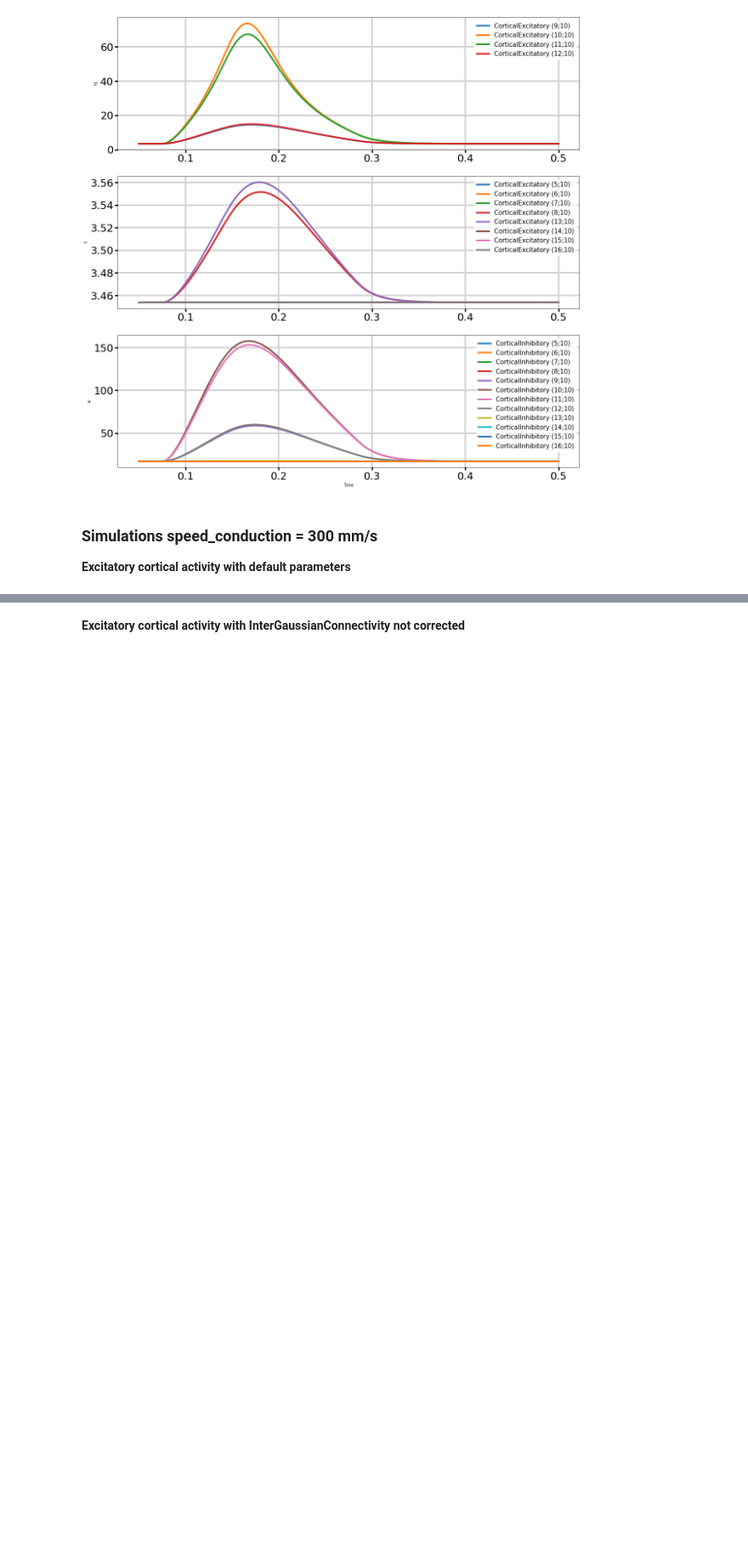
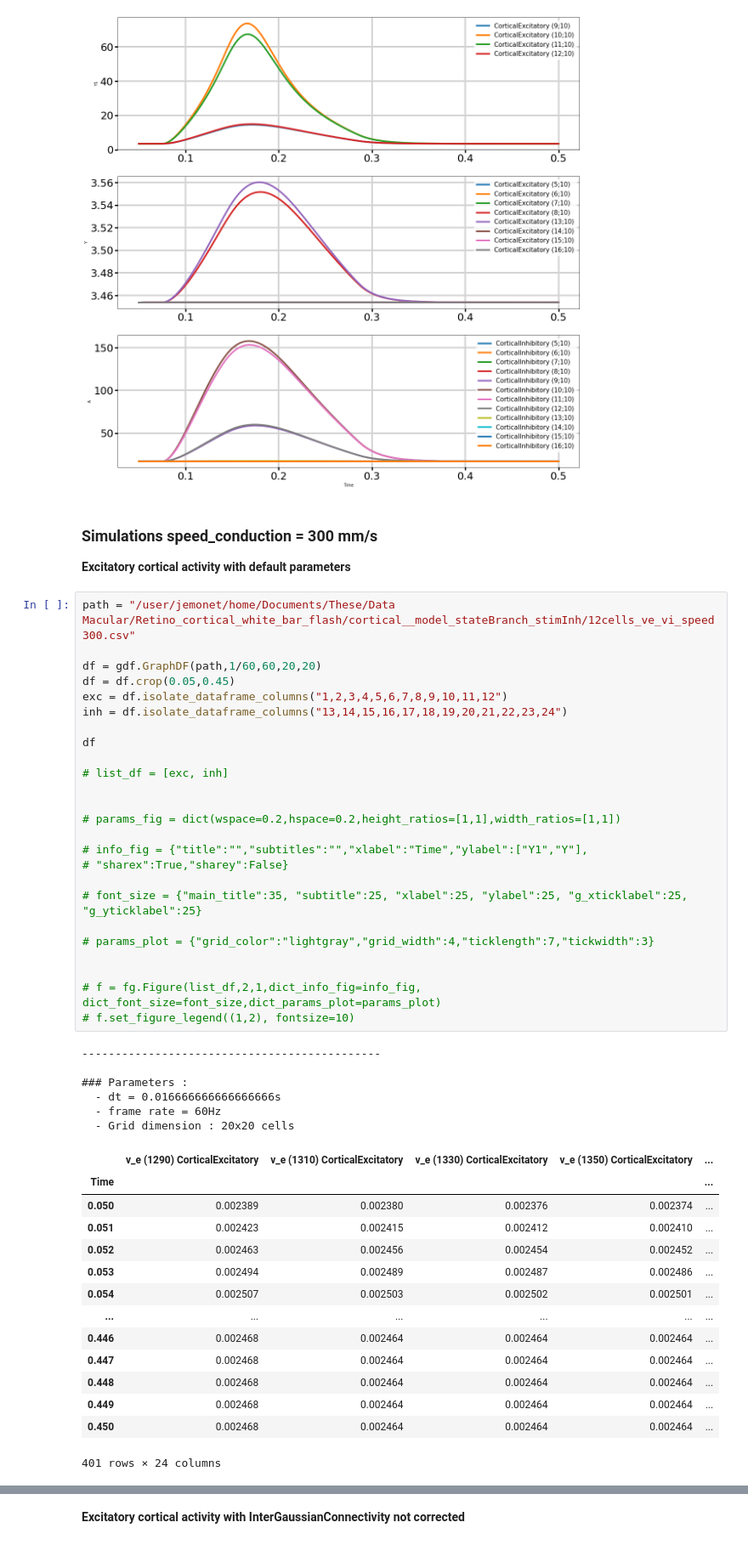
Before and after one commit to JEmonet67/figure_lib, a Jupyter notebook: Graphes retinocortical cortex branch states.ipynb, the cells around one changed output, grey strips where cells are left out. Shown at 85% size. Drawn from its saved outputs; the diff is of its cells as text; blank space fills up the shorter version.

```diff
--- a/Graphes retinocortical cortex branch states.ipynb
+++ b/Graphes retinocortical cortex branch states.ipynb
@@ -212,4 +213,50 @@ f.set_figure_legend((1,2,3), fontsize=15)
 ### Simulations speed_conduction = 300 mm/s
 
 **Excitatory cortical activity with default parameters**
+# %%
+path = "/user/jemonet/home/Documents/These/Data Macular/Retino_cortical_white_bar_flash/cortical__model_stateBranch_stimInh/12cells_ve_vi_speed300.csv"
+
+df = gdf.GraphDF(path,1/60,60,20,20)
+df = df.crop(0.05,0.45)
+exc = df.isolate_dataframe_columns("1,2,3,4,5,6,7,8,9,10,11,12")
+inh = df.isolate_dataframe_columns("13,14,15,16,17,18,19,20,21,22,23,24")
+
+df
+
+# list_df = [exc, inh]
+
+
+# params_fig = dict(wspace=0.2,hspace=0.2,height_ratios=[1,1],width_ratios=[1,1])
+
+# info_fig = {"title":"","subtitles":"","xlabel":"Time","ylabel":["Y1","Y"],
+# "sharex":True,"sharey":False}
+
+# font_size = {"main_title":35, "subtitle":25, "xlabel":25, "ylabel":25, "g_xticklabel":25, "g_yticklabel":25}
+
+# params_plot = {"grid_color":"lightgray","grid_width":4,"ticklength":7,"tickwidth":3}
+
+
+# f = fg.Figure(list_df,2,1,dict_info_fig=info_fig, dict_font_size=font_size,dict_params_plot=params_plot)
+# f.set_figure_legend((1,2), fontsize=10)
+# %% [output]
+---------------------------------------------
+
+### Parameters :
+  - dt = 0.016666666666666666s
+  - frame rate = 60Hz
+  - Grid dimension : 20x20 cells
+|  | v_e (1290) CorticalExcitatory | v_e (1310) CorticalExcitatory | v_e (1330) CorticalExcitatory | v_e (1350) CorticalExcitatory | ... |
+| Time |  |  |  |  | ... |
+| 0.050 | 0.002389 | 0.002380 | 0.002376 | 0.002374 | ... |
+| 0.051 | 0.002423 | 0.002415 | 0.002412 | 0.002410 | ... |
+| 0.052 | 0.002463 | 0.002456 | 0.002454 | 0.002452 | ... |
+| 0.053 | 0.002494 | 0.002489 | 0.002487 | 0.002486 | ... |
+| 0.054 | 0.002507 | 0.002503 | 0.002502 | 0.002501 | ... |
+| ... | ... | ... | ... | ... | ... |
+| 0.446 | 0.002468 | 0.002464 | 0.002464 | 0.002464 | ... |
+| 0.447 | 0.002468 | 0.002464 | 0.002464 | 0.002464 | ... |
+| 0.448 | 0.002468 | 0.002464 | 0.002464 | 0.002464 | ... |
+| 0.449 | 0.002468 | 0.002464 | 0.002464 | 0.002464 | ... |
+| 0.450 | 0.002468 | 0.002464 | 0.002464 | 0.002464 | ... |
+401 rows × 24 columns
 # %%
```
Also changed, not shown: parts of 3 cells of this notebook, 5 other files.
